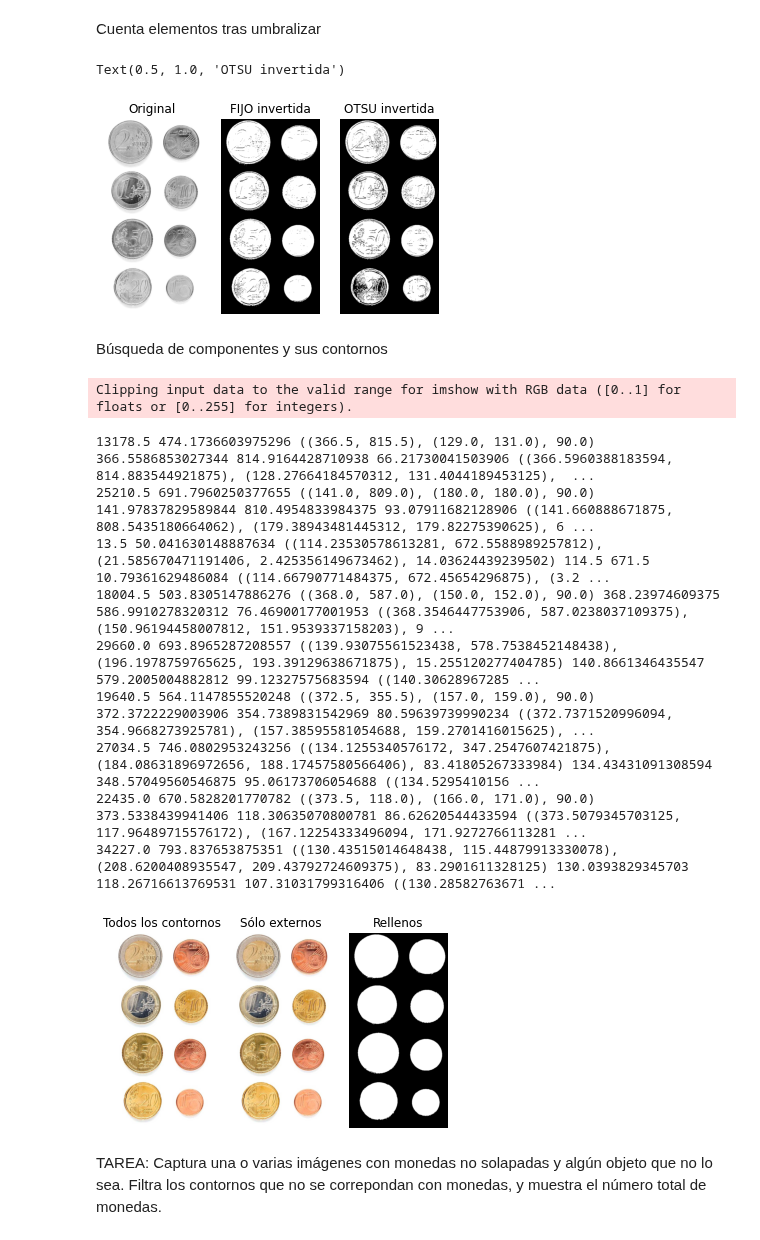
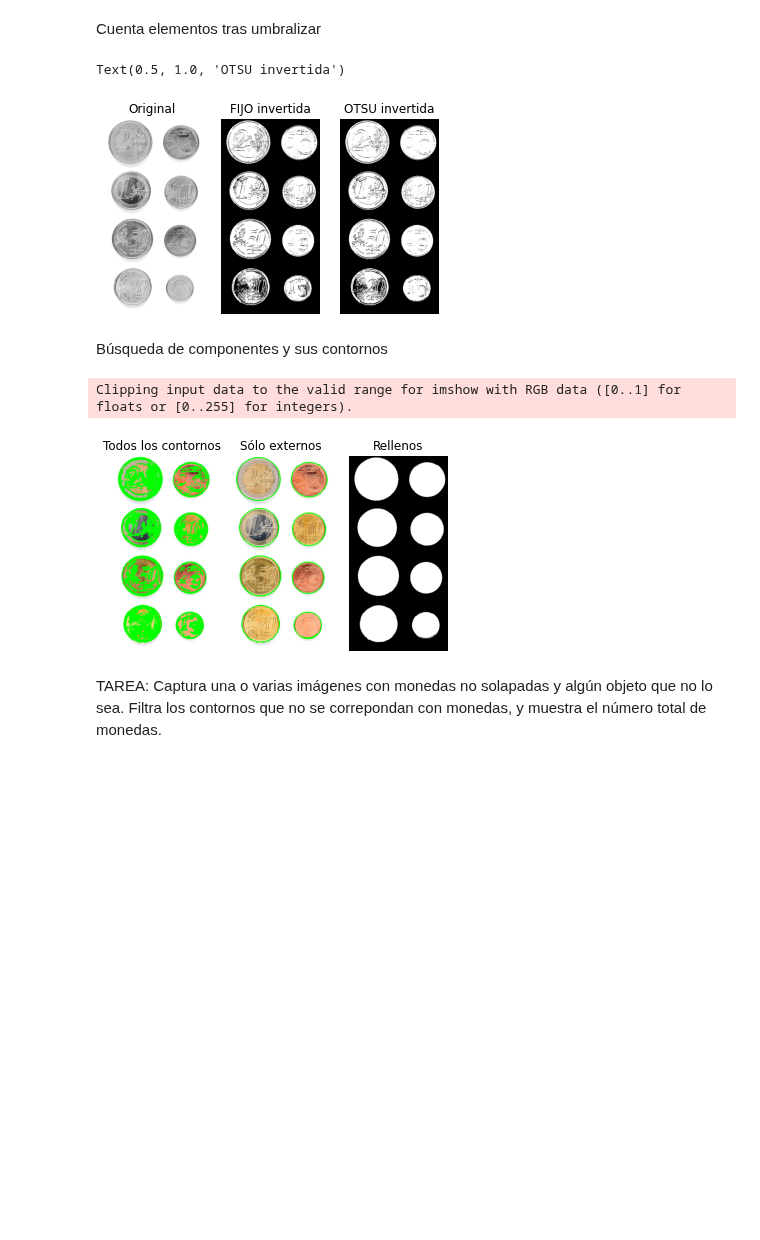
Before and after one commit to otsedom/otsedom.github.io, a Jupyter notebook: VC/P3/VC_P3.ipynb, the cells around one changed output. Cells and saved outputs as stored; diff of their text form; code cells hidden in the pictures; blank space fills up the shorter version.

```diff
--- a/VC/P3/VC_P3.ipynb
+++ b/VC/P3/VC_P3.ipynb
@@ -47,7 +47,7 @@ plt.xlim([0, 256])
 Cuenta elementos tras umbralizar
 # %%
 #Dos umbralizados. Te invito a probar con parámetros, aplicar filtro previo, etc.
-umbral = 220
+umbral = 200
 #Umbralización binaria invertida, objetos en blanco
 res,img_th1 = cv2.threshold(img_gris,umbral,255,cv2.THRESH_BINARY_INV)
 # Otsu
@@ -69,7 +69,7 @@ plt.imshow(img_th2,cmap='gray')
 plt.title('OTSU invertida')
 # %% [output]
 Text(0.5, 1.0, 'OTSU invertida')
-[figure, old version]
+[figure, new version]
 # %% [markdown]
 Búsqueda de componentes y sus contornos
 # %%
@@ -82,23 +82,27 @@ Búsqueda de componentes y sus contornos
 contornos, hierarchy = cv2.findContours(
     img_th1, #imagen
     cv2.RETR_TREE, #Modo de recuperación (lista, árbol, nivel superior)
-    cv2.CHAIN_APPROX_SIMPLE #Método de proximación del contorno
+    cv2.CHAIN_APPROX_SIMPLE #Método de aproximación del contorno
     )
 #Sólo contornos externos
-contornos2, hierarchy2 = cv2.findContours(img_th1, cv2.RETR_EXTERNAL , cv2.CHAIN_APPROX_SIMPLE)
+contornos2, hierarchy2 = cv2.findContours(img_th1,
+    cv2.RETR_EXTERNAL ,
+    cv2.CHAIN_APPROX_SIMPLE)
 
 # Dibuja sobre la imagen de entrada todos los contornos en verde
-cv2.drawContours(img_rgb, contornos, -1, (0,255,0), 3)
 #Cada vez que quiere pintar convierte img para no tener restos
 img_rgb = cv2.cvtColor(img, cv2.COLOR_BGR2RGB)
+cv2.drawContours(img_rgb, contornos, -1, (0,255,0), 3)
+
 plt.subplot(131)
 plt.axis("off")
 plt.imshow(img_rgb)
 plt.title('Todos los contornos')
 
 # Dibuja sobre la imagen de entrada sólo contornos externos
-cv2.drawContours(img_rgb, contornos2, -1, (0,0,255), 3)
 img_rgb = cv2.cvtColor(img, cv2.COLOR_BGR2RGB)
+cv2.drawContours(img_rgb, contornos2, -1, (0,255,0), 3)
+
 plt.subplot(132)
 plt.axis("off")
 plt.imshow(img_rgb)
@@ -111,43 +115,34 @@ img_cont = np.zeros(img_rgb.shape)
 for c in contornos2:
     #Área
     area = cv2.contourArea(c)
 
     #Dimensión mínima (útil en ocasiones)
     if area > 10:
         #Perímetro
         perimetro = cv2.arcLength(c,True)
         #Contenedor alineado con ejes de la imagen
         x,y,w,h = cv2.boundingRect(c)
         #Mínimo contenedor ajustado para el contorno
         rect = cv2.minAreaRect(c)
         #Mínimo círculo que lo contiene
         (cx,cy),radio = cv2.minEnclosingCircle(c)
         #Elipse ajustada
         if c.shape[0] > 5:
             elipse = cv2.fitEllipse(c)
             #Para determinadas tareas nos interesará mostrar estos valores
             #print(area, perimetro, rect, cx,cy,radio, elipse)
 
         #Dibuja los contornos
         cv2.drawContours(img_cont, [c], -1, (255,255,255), -1)
 
 plt.subplot(133)
 plt.axis("off")
 plt.imshow(img_cont)
 plt.title('Rellenos')
 plt.show()
 # %% [output]
 Clipping input data to the valid range for imshow with RGB data ([0..1] for floats or [0..255] for integers).
-13178.5 474.1736603975296 ((366.5, 815.5), (129.0, 131.0), 90.0) 366.5586853027344 814.9164428710938 66.21730041503906 ((366.5960388183594, 814.883544921875), (128.27664184570312, 131.4044189453125),  ...
-25210.5 691.7960250377655 ((141.0, 809.0), (180.0, 180.0), 90.0) 141.97837829589844 810.4954833984375 93.07911682128906 ((141.660888671875, 808.5435180664062), (179.38943481445312, 179.82275390625), 6 ...
-13.5 50.041630148887634 ((114.23530578613281, 672.5588989257812), (21.585670471191406, 2.425356149673462), 14.03624439239502) 114.5 671.5 10.79361629486084 ((114.66790771484375, 672.45654296875), (3.2 ...
-18004.5 503.8305147886276 ((368.0, 587.0), (150.0, 152.0), 90.0) 368.23974609375 586.9910278320312 76.46900177001953 ((368.3546447753906, 587.0238037109375), (150.96194458007812, 151.9539337158203), 9 ...
-29660.0 693.8965287208557 ((139.93075561523438, 578.7538452148438), (196.1978759765625, 193.39129638671875), 15.255120277404785) 140.8661346435547 579.2005004882812 99.12327575683594 ((140.30628967285 ...
-19640.5 564.1147855520248 ((372.5, 355.5), (157.0, 159.0), 90.0) 372.3722229003906 354.7389831542969 80.59639739990234 ((372.7371520996094, 354.9668273925781), (157.38595581054688, 159.2701416015625), ...
-27034.5 746.0802953243256 ((134.1255340576172, 347.2547607421875), (184.08631896972656, 188.17457580566406), 83.41805267333984) 134.43431091308594 348.57049560546875 95.06173706054688 ((134.5295410156 ...
-22435.0 670.5828201770782 ((373.5, 118.0), (166.0, 171.0), 90.0) 373.5338439941406 118.30635070800781 86.62620544433594 ((373.5079345703125, 117.96489715576172), (167.12254333496094, 171.9272766113281 ...
-34227.0 793.837653875351 ((130.43515014648438, 115.44879913330078), (208.6200408935547, 209.43792724609375), 83.2901611328125) 130.0393829345703 118.26716613769531 107.31031799316406 ((130.28582763671 ...
-[figure, old version]
+[figure, new version]
 # %% [markdown]
 TAREA: Captura una o varias imágenes con monedas no solapadas y algún objeto que no lo sea. Filtra los contornos que no se correpondan con monedas, y muestra el número total de monedas.
 # %% [markdown]
```
